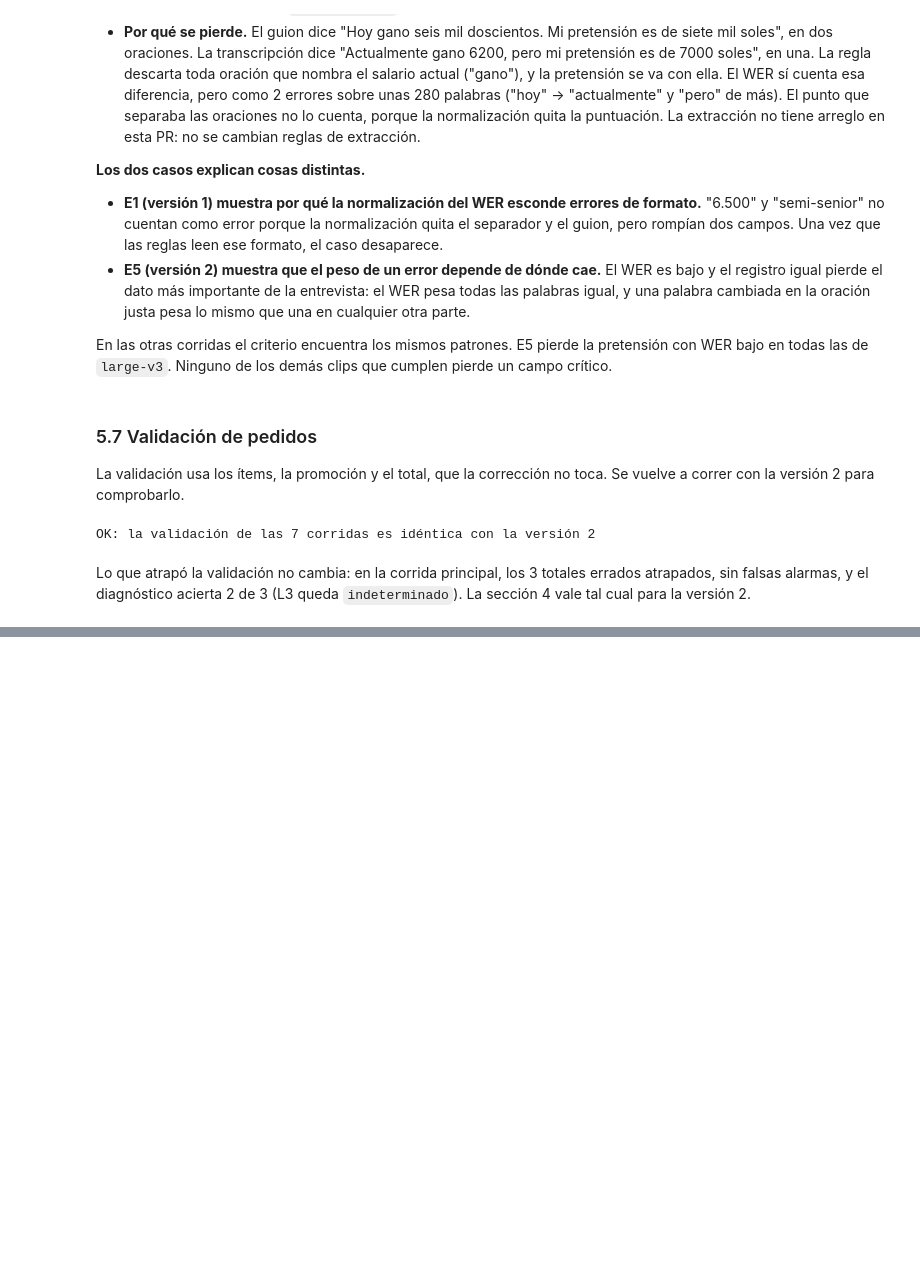
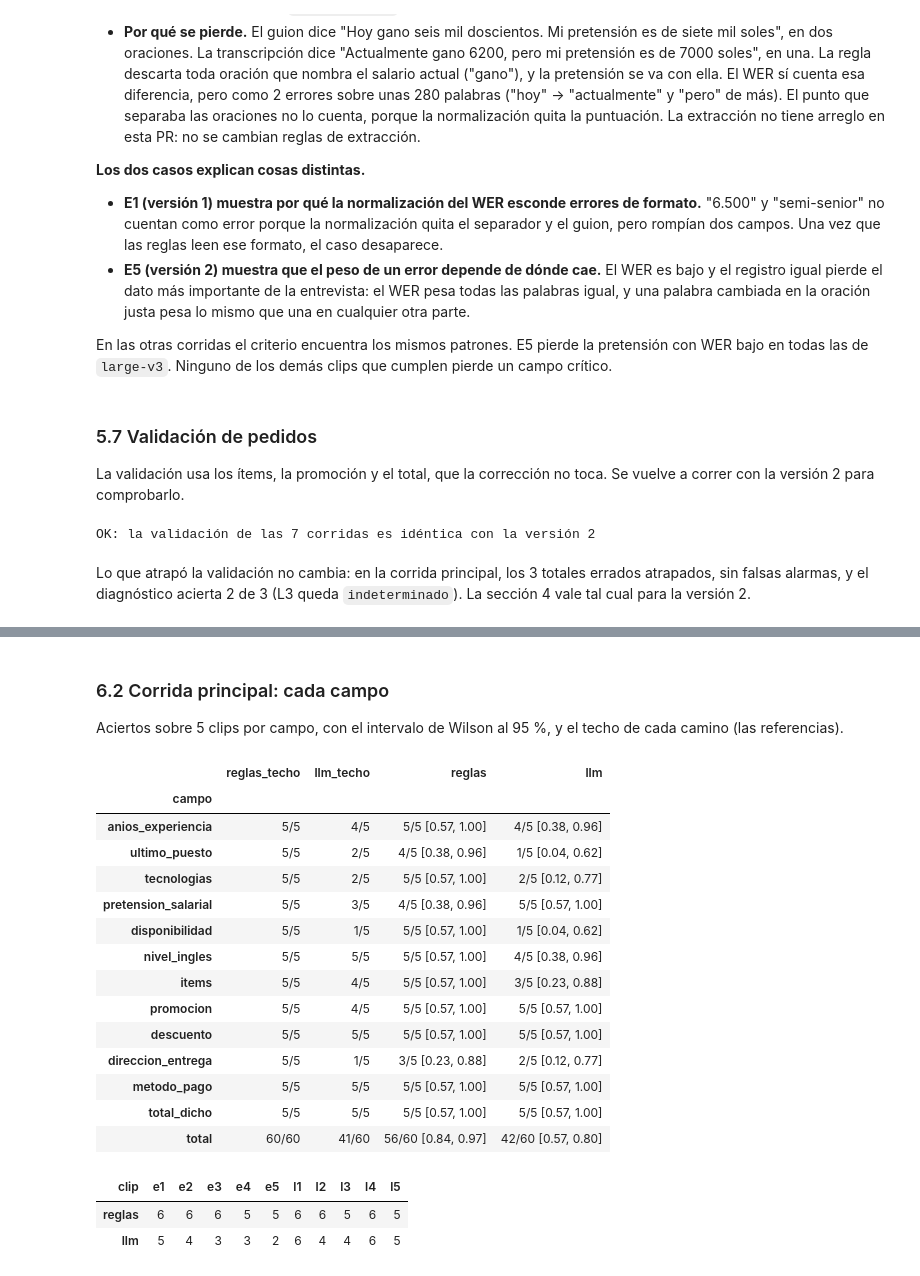
Before and after one commit to mmlis02/HW_05_202602, a Jupyter notebook: notebooks/06_resultados.ipynb, the cells around one changed output, grey strips where cells are left out. Cells and saved outputs as stored; diff of their text form; code cells hidden in the pictures; blank space fills up the shorter version.

```diff
--- a/notebooks/06_resultados.ipynb
+++ b/notebooks/06_resultados.ipynb
@@ -1207,0 +1247,48 @@ Lo que atrapó la validación no cambia: en la corrida principal, los 3 totales
+# %% [markdown]
+### 6.2 Corrida principal: cada campo
+
+Aciertos sobre 5 clips por campo, con el intervalo de Wilson al 95 %, y el techo de cada camino (las referencias).
+# %%
+def aciertos_texto(tabla):
+    g = tabla.groupby("campo", sort=False)["acierta"]
+    t = pd.DataFrame({"a": g.sum(), "n": g.count()}).reindex(CAMPOS)
+    t.loc["total"] = t.sum()
+    return t
+
+
+def con_wilson(t):
+    return t.apply(lambda f: f"{f['a']}/{f['n']} [{intervalo_wilson(f['a'], f['n'])[0]:.2f}, {intervalo_wilson(f['a'], f['n'])[1]:.2f}]", axis=1)
+
+
+def de(corrida, camino):
+    return comparado[(comparado["corrida"] == corrida) & (comparado["camino"] == camino)]
+
+
+pd.DataFrame({
+    "reglas_techo": aciertos_texto(de(TECHO, "reglas")).apply(lambda f: f"{f['a']}/{f['n']}", axis=1),
+    "llm_techo": aciertos_texto(de(TECHO, "llm")).apply(lambda f: f"{f['a']}/{f['n']}", axis=1),
+    "reglas": con_wilson(aciertos_texto(de(PRINCIPAL, "reglas"))),
+    "llm": con_wilson(aciertos_texto(de(PRINCIPAL, "llm"))),
+})
+# %% [output]
+|  | reglas_techo | llm_techo | reglas | llm |
+| campo |  |  |  |  |
+| anios_experiencia | 5/5 | 4/5 | 5/5 [0.57, 1.00] | 4/5 [0.38, 0.96] |
+| ultimo_puesto | 5/5 | 2/5 | 4/5 [0.38, 0.96] | 1/5 [0.04, 0.62] |
+| tecnologias | 5/5 | 2/5 | 5/5 [0.57, 1.00] | 2/5 [0.12, 0.77] |
+| pretension_salarial | 5/5 | 3/5 | 4/5 [0.38, 0.96] | 5/5 [0.57, 1.00] |
+| disponibilidad | 5/5 | 1/5 | 5/5 [0.57, 1.00] | 1/5 [0.04, 0.62] |
+| nivel_ingles | 5/5 | 5/5 | 5/5 [0.57, 1.00] | 4/5 [0.38, 0.96] |
+| items | 5/5 | 4/5 | 5/5 [0.57, 1.00] | 3/5 [0.23, 0.88] |
+| promocion | 5/5 | 4/5 | 5/5 [0.57, 1.00] | 5/5 [0.57, 1.00] |
+| descuento | 5/5 | 5/5 | 5/5 [0.57, 1.00] | 5/5 [0.57, 1.00] |
+| direccion_entrega | 5/5 | 1/5 | 3/5 [0.23, 0.88] | 2/5 [0.12, 0.77] |
+| metodo_pago | 5/5 | 5/5 | 5/5 [0.57, 1.00] | 5/5 [0.57, 1.00] |
+| total_dicho | 5/5 | 5/5 | 5/5 [0.57, 1.00] | 5/5 [0.57, 1.00] |
+| total | 60/60 | 41/60 | 56/60 [0.84, 0.97] | 42/60 [0.57, 0.80] |
+# %%
+pd.DataFrame({camino: de(PRINCIPAL, camino).groupby("clip")["acierta"].sum() for camino in ("reglas", "llm")}).T
+# %% [output]
+| clip | e1 | e2 | e3 | e4 | e5 | l1 | l2 | l3 | l4 | l5 |
+| reglas | 6 | 6 | 6 | 5 | 5 | 6 | 6 | 5 | 6 | 5 |
+| llm | 5 | 4 | 3 | 3 | 2 | 6 | 4 | 4 | 6 | 5 |
```
Also changed, not shown: parts of 22 cells of this notebook, 1 other file.
